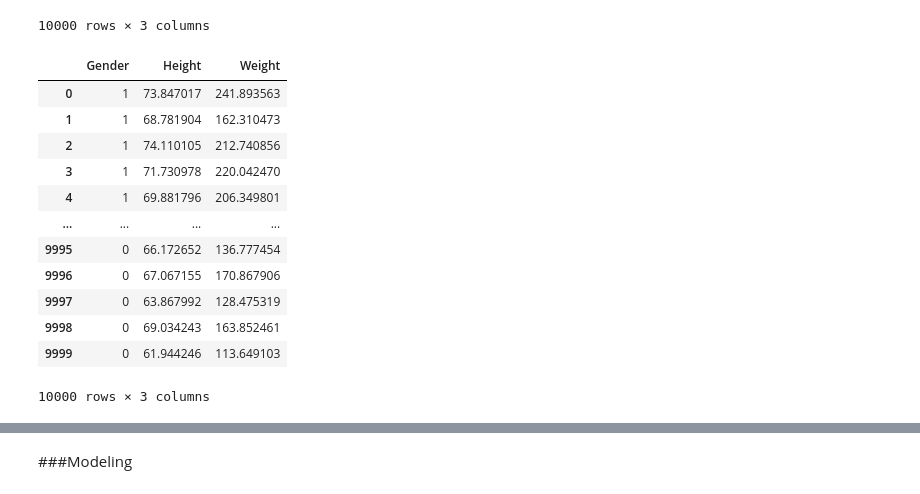
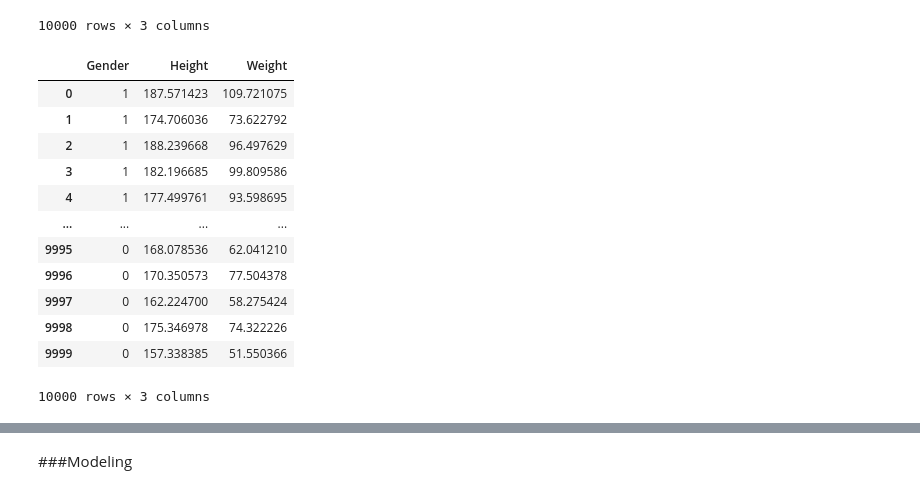
Before and after one commit to TaysTyas/Bakudan, a Jupyter notebook: Model_Prediksi_Berat_Badan.ipynb, the cells around one changed output, grey strips where cells are left out. Cells and saved outputs as stored; diff of their text form; code cells hidden in the pictures.

```diff
--- a/Model_Prediksi_Berat_Badan.ipynb
+++ b/Model_Prediksi_Berat_Badan.ipynb
@@ -79,30 +79,30 @@ data
 # %%
 #Mengubah data Height dari Inch ke cm
 def inch_to_cm(x):
     return x*2.54
 
 #Mengubah data Weight dari pounds ke kg
 def pounds_to_kg(x):
   return x*0.45359237
 
 def convert(data):
   data["Height"] = data['Height'].apply(inch_to_cm)
   data["Weight"] = data["Weight"].apply(pounds_to_kg)
   return data
-data
+convert(data)
 # %% [output]
 |  | Gender | Height | Weight |
-| 0 | 1 | 73.847017 | 241.893563 |
-| 1 | 1 | 68.781904 | 162.310473 |
-| 2 | 1 | 74.110105 | 212.740856 |
-| 3 | 1 | 71.730978 | 220.042470 |
-| 4 | 1 | 69.881796 | 206.349801 |
+| 0 | 1 | 187.571423 | 109.721075 |
+| 1 | 1 | 174.706036 | 73.622792 |
+| 2 | 1 | 188.239668 | 96.497629 |
+| 3 | 1 | 182.196685 | 99.809586 |
+| 4 | 1 | 177.499761 | 93.598695 |
 | ... | ... | ... | ... |
-| 9995 | 0 | 66.172652 | 136.777454 |
-| 9996 | 0 | 67.067155 | 170.867906 |
-| 9997 | 0 | 63.867992 | 128.475319 |
-| 9998 | 0 | 69.034243 | 163.852461 |
-| 9999 | 0 | 61.944246 | 113.649103 |
+| 9995 | 0 | 168.078536 | 62.041210 |
+| 9996 | 0 | 170.350573 | 77.504378 |
+| 9997 | 0 | 162.224700 | 58.275424 |
+| 9998 | 0 | 175.346978 | 74.322226 |
+| 9999 | 0 | 157.338385 | 51.550366 |
 10000 rows × 3 columns
 # %%
 #menghapus colum Weight karena weight adalah output hasil prediksinya.
```
Also changed, not shown: parts of 4 cells of this notebook.
